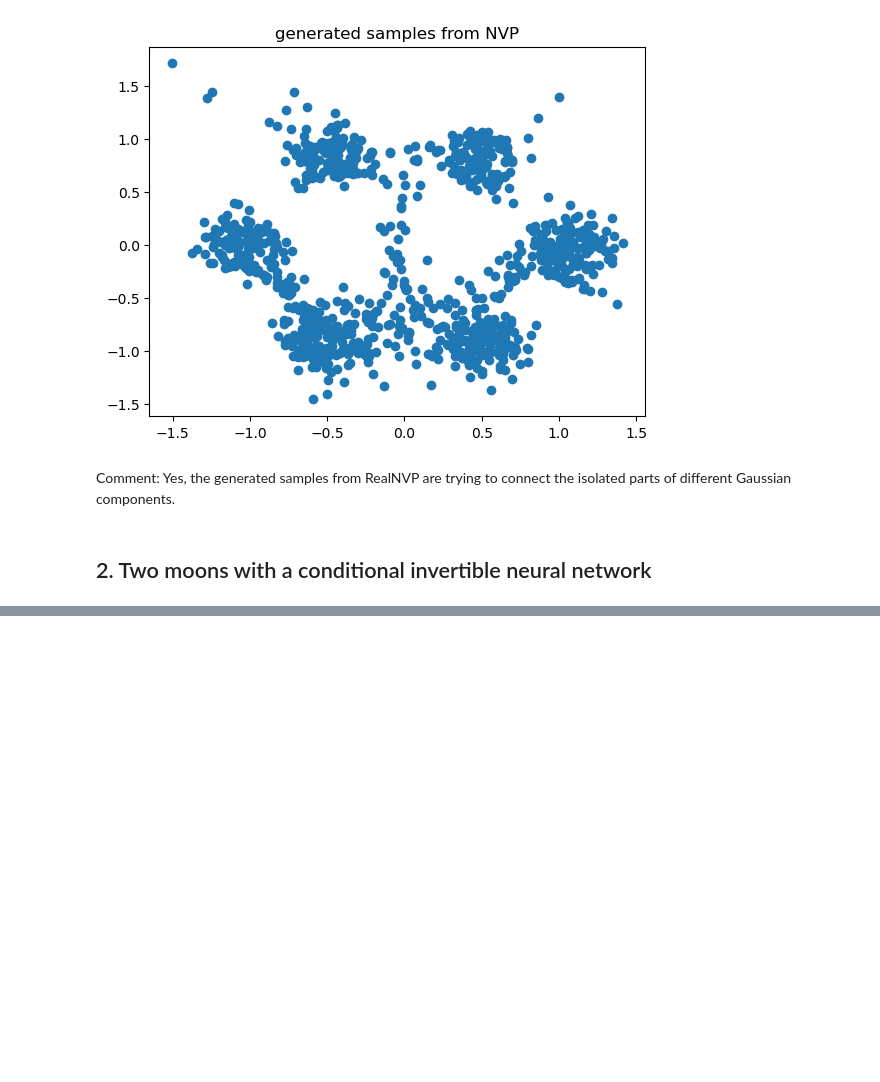
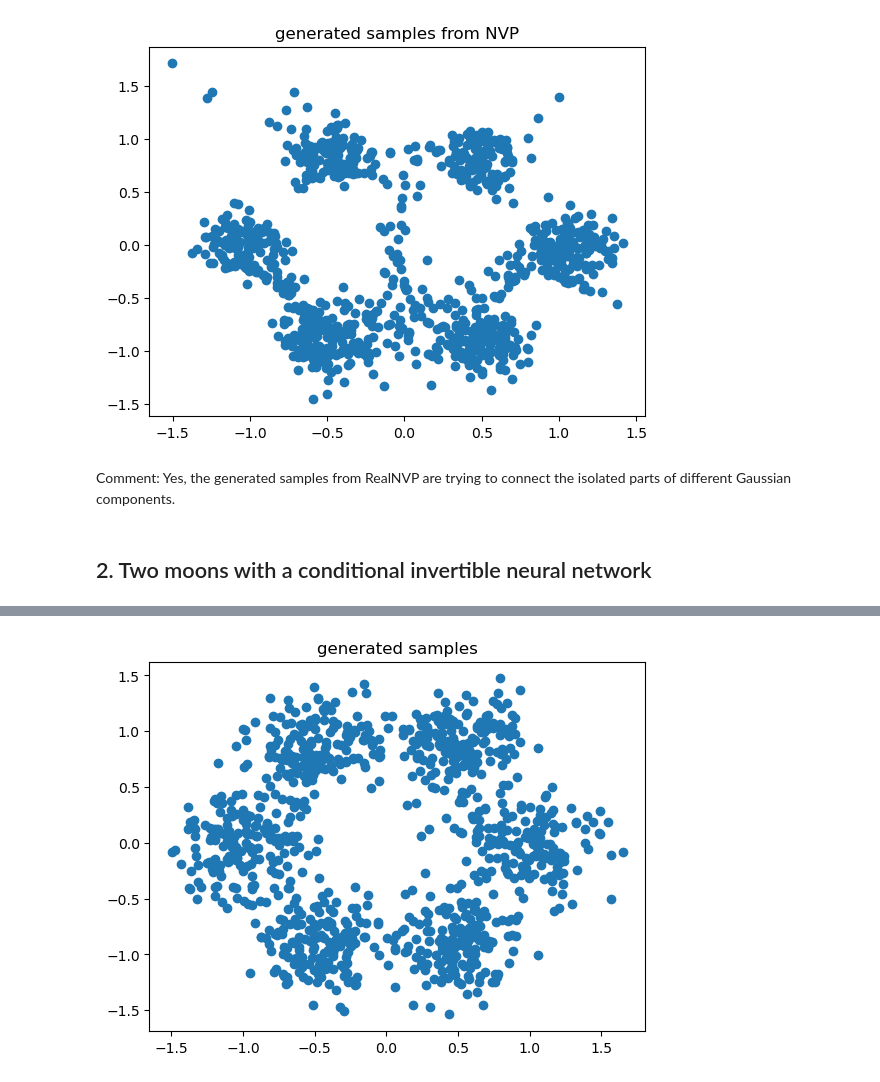
Before and after one commit to Max-Hi/GenNN, a Jupyter notebook: Exercise_3/normalizing-flows.ipynb, the cells around one changed output, grey strips where cells are left out. Saved outputs shown, nothing was run; the diff lists cells and outputs as text; code cells hidden in the pictures; blank space fills up the shorter version.

```diff
--- a/Exercise_3/normalizing-flows.ipynb
+++ b/Exercise_3/normalizing-flows.ipynb
@@ -400,0 +573,14 @@ Comment: Yes, the generated samples from RealNVP are trying to connect the isola
+# %%
+# generate the requested number of samples from a standard normal distribution
+num_samples = 1000
+z = torch.randn(num_samples, input_size)
+conditions = torch.from_numpy(np.eye(6)[np.random.randint(0, 6, num_samples)]).float()
+z_inv = inn.sample(num_samples, conditions)
+
+# visualize the generated samples
+z_inv = z_inv.detach().numpy()
+plt.scatter(z_inv[:, 0], z_inv[:, 1])
+plt.title('generated samples')
+plt.show()
+# %% [output]
+[figure, added]
```
Also changed, not shown: parts of 7 cells of this notebook.
